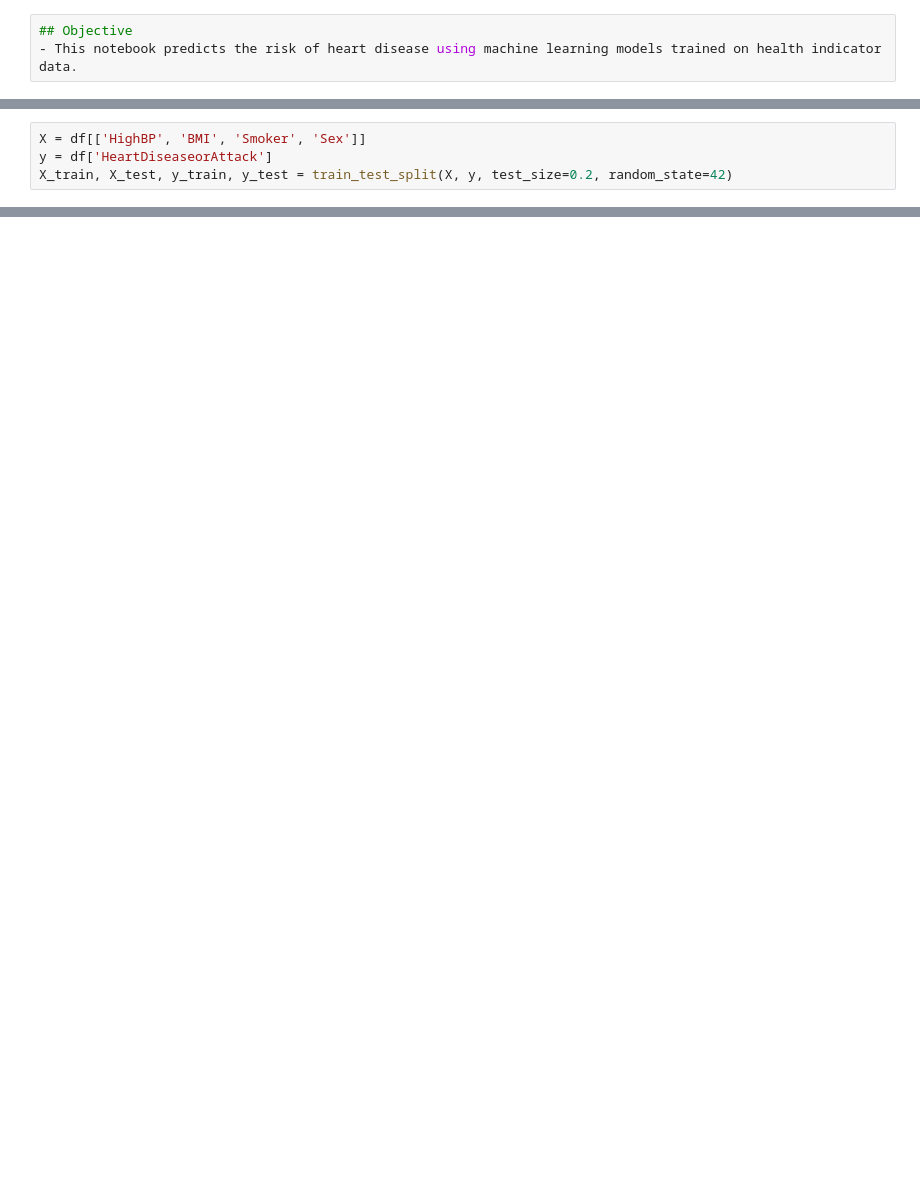
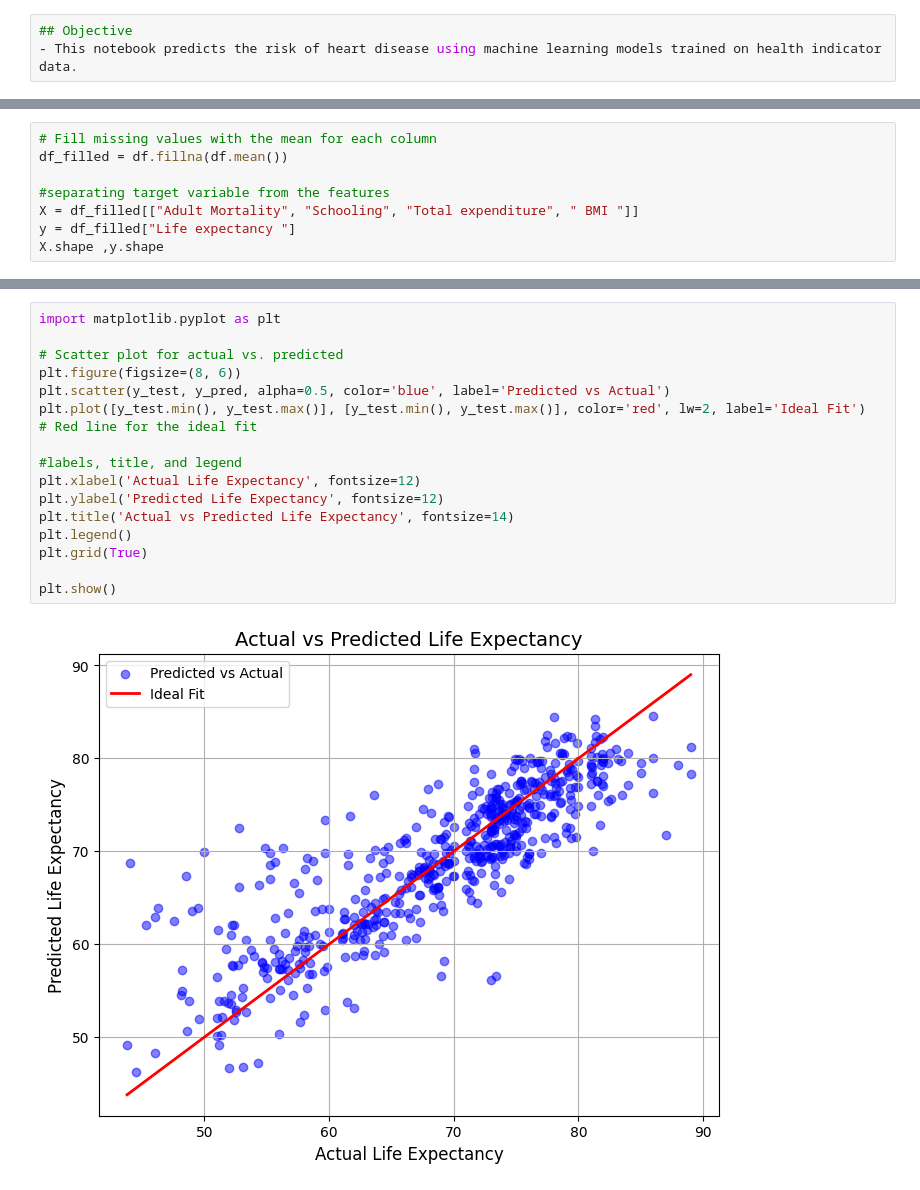
Before and after one commit to Skaveza/Linear_Regression_Model, a Jupyter notebook: summative/linear_regression/Linear_Regression.ipynb, the cells around one changed output, grey strips where cells are left out. Cells and saved outputs as stored; diff of their text form; blank space fills up the shorter version.

```diff
--- a/summative/linear_regression/Linear_Regression.ipynb
+++ b/summative/linear_regression/Linear_Regression.ipynb
@@ -18,0 +54,8 @@ df = df[['HeartDiseaseorAttack', 'HighBP', 'BMI', 'Smoker', 'Sex']]
+# %%
+# Fill missing values with the mean for each column
+df_filled = df.fillna(df.mean())
+
+#separating target variable from the features
+X = df_filled[["Adult Mortality", "Schooling", "Total expenditure", " BMI "]]
+y = df_filled["Life expectancy "]
+X.shape ,y.shape
@@ -60,4 +92,0 @@ plt.show()
-# %%
-X = df[['HighBP', 'BMI', 'Smoker', 'Sex']]
-y = df['HeartDiseaseorAttack']
-X_train, X_test, y_train, y_test = train_test_split(X, y, test_size=0.2, random_state=42)
@@ -88,0 +134,18 @@ Gradient Descent Linear Regression MSE: 0.08850993351618659
+# %%
+import matplotlib.pyplot as plt
+
+# Scatter plot for actual vs. predicted
+plt.figure(figsize=(8, 6))
+plt.scatter(y_test, y_pred, alpha=0.5, color='blue', label='Predicted vs Actual')
+plt.plot([y_test.min(), y_test.max()], [y_test.min(), y_test.max()], color='red', lw=2, label='Ideal Fit')  # Red line for the ideal fit
+
+#labels, title, and legend
+plt.xlabel('Actual Life Expectancy', fontsize=12)
+plt.ylabel('Predicted Life Expectancy', fontsize=12)
+plt.title('Actual vs Predicted Life Expectancy', fontsize=14)
+plt.legend()
+plt.grid(True)
+
+plt.show()
+# %% [output]
+[figure, added]
```
Also changed, not shown: parts of 22 cells of this notebook, 8 other files.
